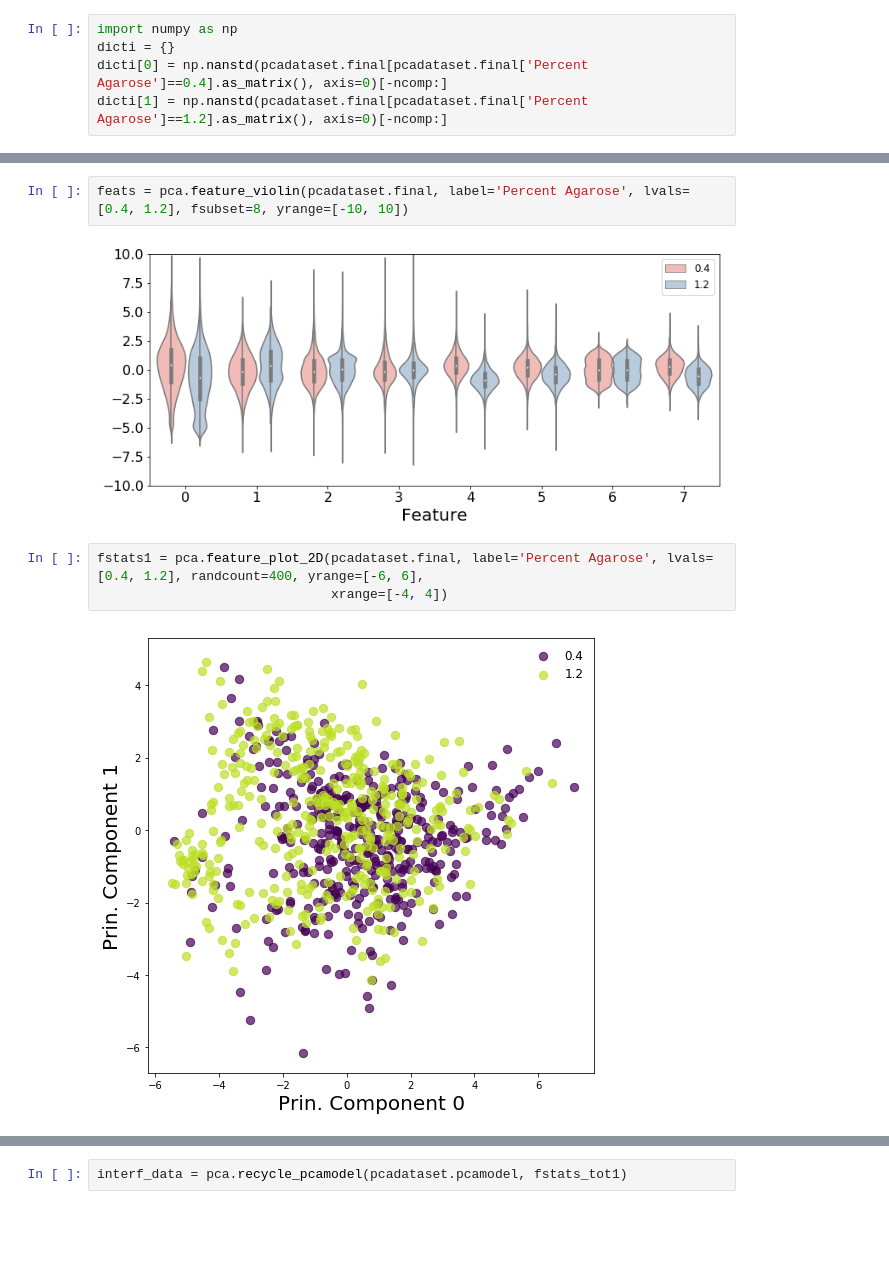
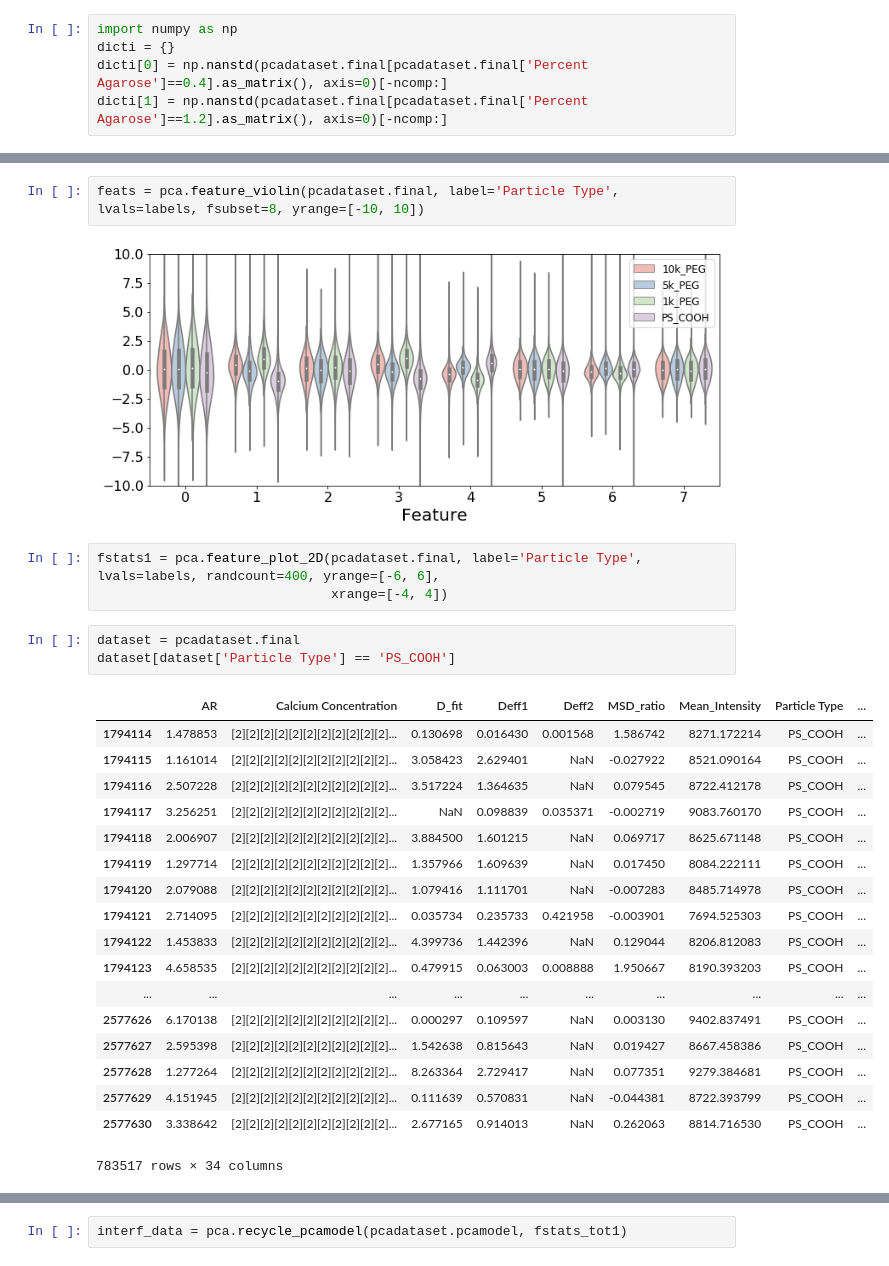
Before and after one commit to Nance-Lab/diff_classifier, a Jupyter notebook: notebooks/development/09_17_18_MW_PCA_Dorsa.ipynb, the cells around one changed output, grey strips where cells are left out. Saved outputs shown, nothing was run; the diff lists cells and outputs as text; blank space fills up the shorter version.

```diff
--- a/notebooks/development/09_17_18_MW_PCA_Dorsa.ipynb
+++ b/notebooks/development/09_17_18_MW_PCA_Dorsa.ipynb
@@ -133,9 +156,29 @@ ft.feature_violin(tgroups, points=160, feature=4, ylim=[-8, 8], labels=['0.4%',
 # %%
-feats = pca.feature_violin(pcadataset.final, label='Percent Agarose', lvals=[0.4, 1.2], fsubset=8, yrange=[-10, 10])
+feats = pca.feature_violin(pcadataset.final, label='Particle Type', lvals=labels, fsubset=8, yrange=[-10, 10])
 # %% [output]
-[figure, old version]
+[figure, new version]
 # %%
-fstats1 = pca.feature_plot_2D(pcadataset.final, label='Percent Agarose', lvals=[0.4, 1.2], randcount=400, yrange=[-6, 6],
+fstats1 = pca.feature_plot_2D(pcadataset.final, label='Particle Type', lvals=labels, randcount=400, yrange=[-6, 6],
                               xrange=[-4, 4])
-# %% [output]
-[figure, removed]
+# %%
+dataset = pcadataset.final
+dataset[dataset['Particle Type'] == 'PS_COOH']
+# %% [output]
+|  | AR | Calcium Concentration | D_fit | Deff1 | Deff2 | MSD_ratio | Mean_Intensity | Particle Type | ... |
+| 1794114 | 1.478853 | [2][2][2][2][2][2][2][2][2][2][2]... | 0.130698 | 0.016430 | 0.001568 | 1.586742 | 8271.172214 | PS_COOH | ... |
+| 1794115 | 1.161014 | [2][2][2][2][2][2][2][2][2][2][2]... | 3.058423 | 2.629401 | NaN | -0.027922 | 8521.090164 | PS_COOH | ... |
+| 1794116 | 2.507228 | [2][2][2][2][2][2][2][2][2][2][2]... | 3.517224 | 1.364635 | NaN | 0.079545 | 8722.412178 | PS_COOH | ... |
+| 1794117 | 3.256251 | [2][2][2][2][2][2][2][2][2][2][2]... | NaN | 0.098839 | 0.035371 | -0.002719 | 9083.760170 | PS_COOH | ... |
+| 1794118 | 2.006907 | [2][2][2][2][2][2][2][2][2][2][2]... | 3.884500 | 1.601215 | NaN | 0.069717 | 8625.671148 | PS_COOH | ... |
+| 1794119 | 1.297714 | [2][2][2][2][2][2][2][2][2][2][2]... | 1.357966 | 1.609639 | NaN | 0.017450 | 8084.222111 | PS_COOH | ... |
+| 1794120 | 2.079088 | [2][2][2][2][2][2][2][2][2][2][2]... | 1.079416 | 1.111701 | NaN | -0.007283 | 8485.714978 | PS_COOH | ... |
+| 1794121 | 2.714095 | [2][2][2][2][2][2][2][2][2][2][2]... | 0.035734 | 0.235733 | 0.421958 | -0.003901 | 7694.525303 | PS_COOH | ... |
+| 1794122 | 1.453833 | [2][2][2][2][2][2][2][2][2][2][2]... | 4.399736 | 1.442396 | NaN | 0.129044 | 8206.812083 | PS_COOH | ... |
+| 1794123 | 4.658535 | [2][2][2][2][2][2][2][2][2][2][2]... | 0.479915 | 0.063003 | 0.008888 | 1.950667 | 8190.393203 | PS_COOH | ... |
+| ... | ... | ... | ... | ... | ... | ... | ... | ... | ... |
+| 2577626 | 6.170138 | [2][2][2][2][2][2][2][2][2][2][2]... | 0.000297 | 0.109597 | NaN | 0.003130 | 9402.837491 | PS_COOH | ... |
+| 2577627 | 2.595398 | [2][2][2][2][2][2][2][2][2][2][2]... | 1.542638 | 0.815643 | NaN | 0.019427 | 8667.458386 | PS_COOH | ... |
+| 2577628 | 1.277264 | [2][2][2][2][2][2][2][2][2][2][2]... | 8.263364 | 2.729417 | NaN | 0.077351 | 9279.384681 | PS_COOH | ... |
+| 2577629 | 4.151945 | [2][2][2][2][2][2][2][2][2][2][2]... | 0.111639 | 0.570831 | NaN | -0.044381 | 8722.393799 | PS_COOH | ... |
+| 2577630 | 3.338642 | [2][2][2][2][2][2][2][2][2][2][2]... | 2.677165 | 0.914013 | NaN | 0.262063 | 8814.716530 | PS_COOH | ... |
+783517 rows × 34 columns
```
Also changed, not shown: parts of 28 cells of this notebook, 8 other files.
